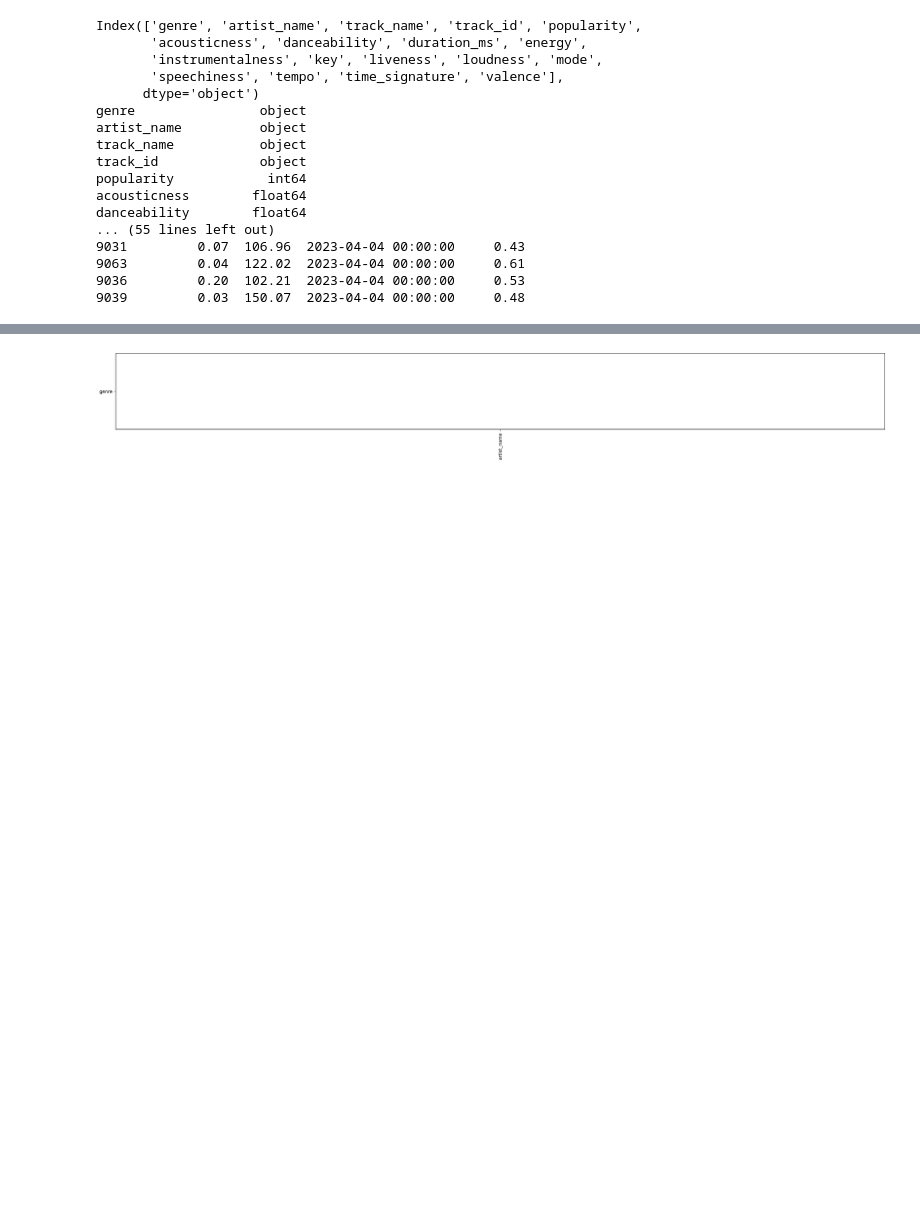
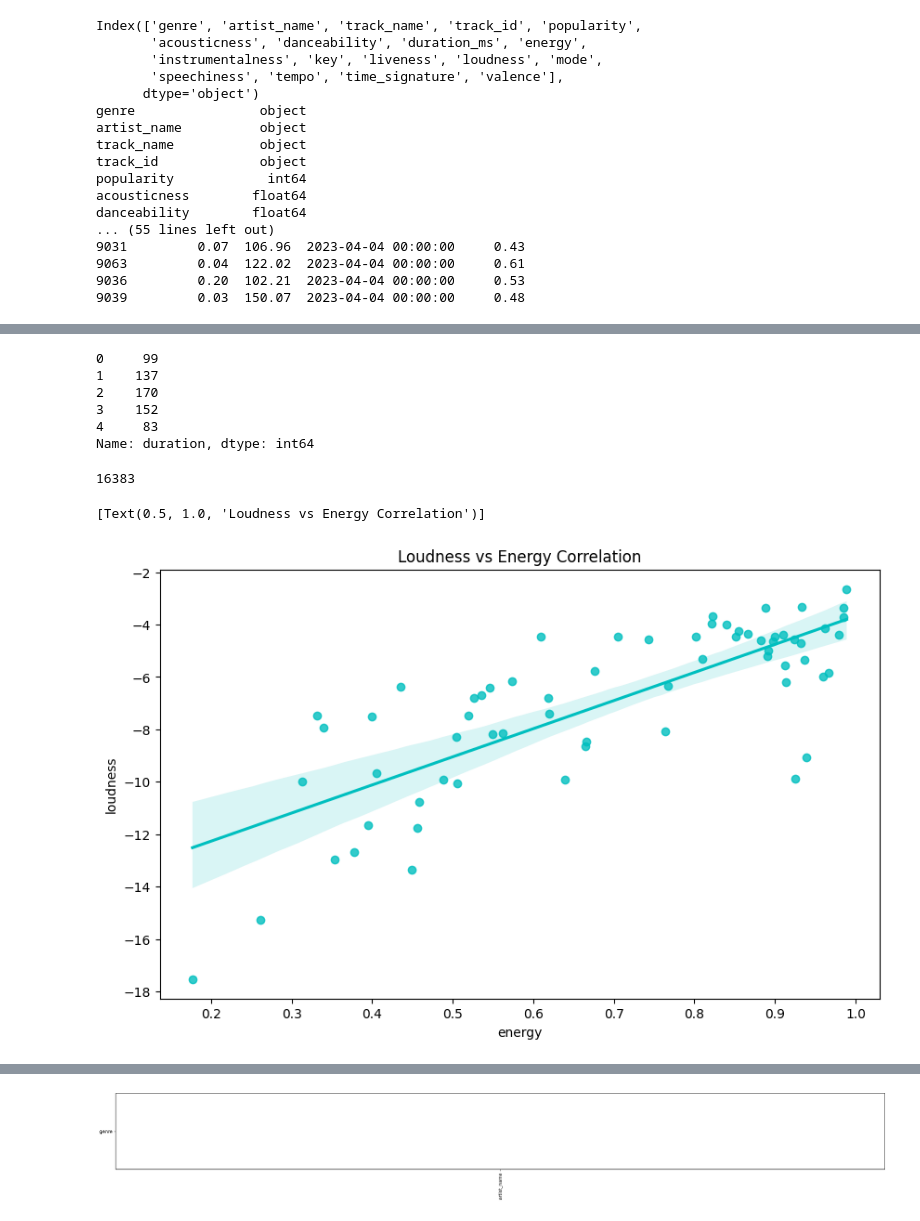
Before and after one commit to Poydd/spotifydataanalysis, a Jupyter notebook: pandas_basics.ipynb, the cells around one changed output, grey strips where cells are left out. Cells and saved outputs as stored; diff of their text form; code cells hidden in the pictures; blank space fills up the shorter version.

```diff
--- a/pandas_basics.ipynb
+++ b/pandas_basics.ipynb
@@ -232,3 +232,27 @@ sorted_sd
 | 404 | Movie | Chorus | La Sonnambula: Tutto è gioia (Act... | 1KDXC3r1kVtYOUvCjcvUJt | 0 | 9.87e-01 | 0.32 | 148656 | ... |
 | 10711 | Alternative | Grizfolk | Interlude | 4ofthTbEhz0HfPplzjMHSy | 0 | 7.99e-01 | 0.52 | 24000 | ... |
 | 533 | Movie | Chorus | Yesuvae Yesuvae - Language: Tamil... | 7Ib5UBlT8wh2RuwbMkKRb5 | 0 | 9.45e-01 | 0.56 | 818480 | ... |
+# %%
+sd["duration"] = sd["duration_ms"].apply(lambda x: round(x/1000))
+sd.drop("duration_ms", inplace=True, axis=1)
+# %%
+sd.duration.head()
+# %% [output]
+0     99
+1    137
+2    170
+3    152
+4     83
+Name: duration, dtype: int64
+# %%
+sample_df = sd.sample(int(0.004*len(sd)))
+# %%
+print(len(sd))
+# %% [output]
+16383
+# %%
+plt.figure(figsize=(10,6))
+sns.regplot(data = sample_df, y ='loudness', x = 'energy', color = 'c').set(title = 'Loudness vs Energy Correlation')
+# %% [output]
+[Text(0.5, 1.0, 'Loudness vs Energy Correlation')]
+[figure, added]
```
Also changed, not shown: parts of 4 cells of this notebook.
